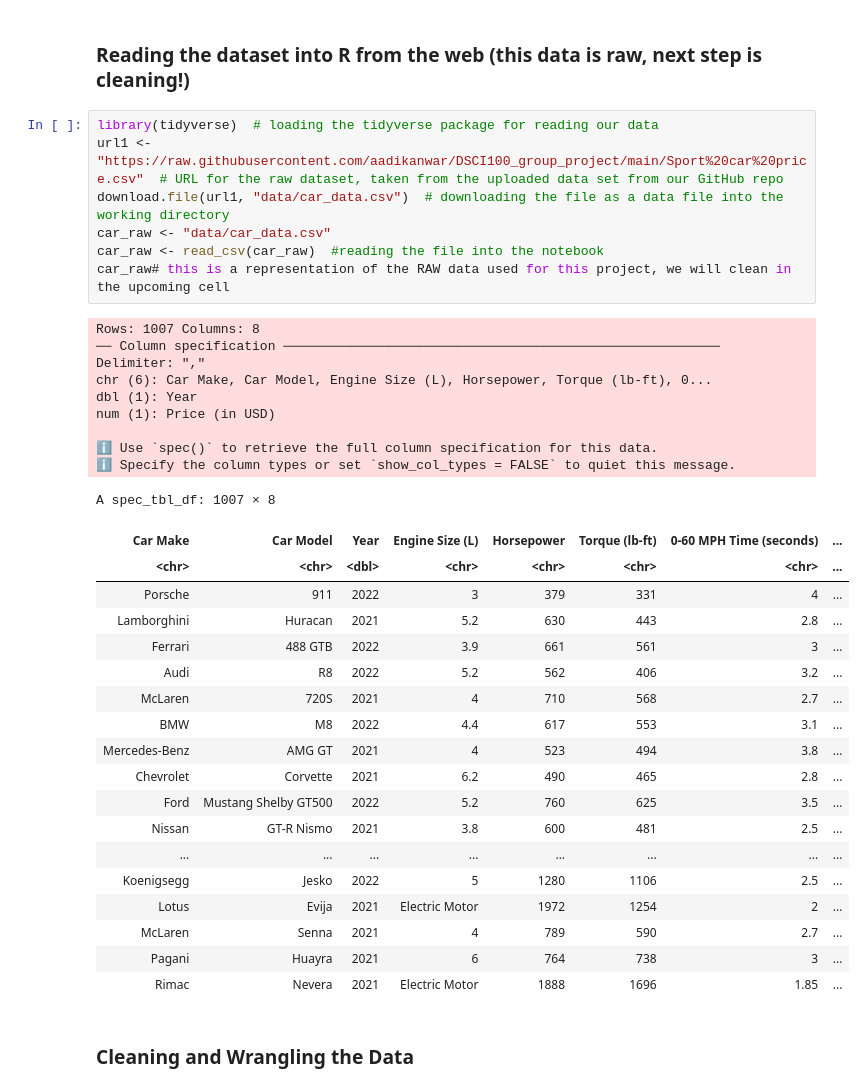
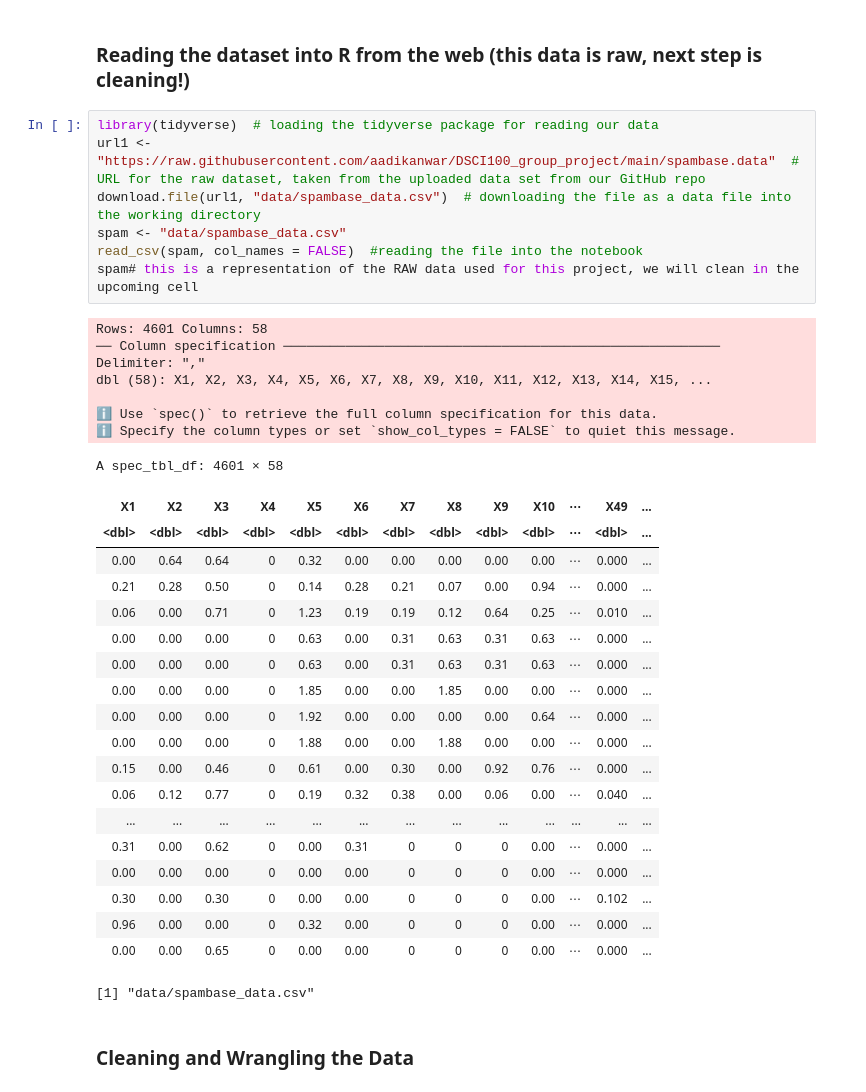
Before and after one commit to aadikanwar/DSCI100_group_project, a Jupyter notebook: group_project_proposal.ipynb, the cells around one changed output. Saved outputs shown, nothing was run; the diff lists cells and outputs as text.

```diff
--- a/group_project_proposal.ipynb
+++ b/group_project_proposal.ipynb
@@ -12,40 +10,39 @@ Yearly income is often thought to be heavily attributed to one's level of educat
 ### Reading the dataset into R from the web (this data is raw, next step is cleaning!)
 # %%
 library(tidyverse)  # loading the tidyverse package for reading our data
-url1 <- "https://raw.githubusercontent.com/aadikanwar/DSCI100_group_project/main/Sport%20car%20price.csv"  # URL for the raw dataset, taken from the uploaded data set from our GitHub repo
-download.file(url1, "data/car_data.csv")  # downloading the file as a data file into the working directory
-car_raw <- "data/car_data.csv"
-car_raw <- read_csv(car_raw)  #reading the file into the notebook
-car_raw# this is a representation of the RAW data used for this project, we will clean in the upcoming cell
+url1 <- "https://raw.githubusercontent.com/aadikanwar/DSCI100_group_project/main/spambase.data"  # URL for the raw dataset, taken from the uploaded data set from our GitHub repo
+download.file(url1, "data/spambase_data.csv")  # downloading the file as a data file into the working directory
+spam <- "data/spambase_data.csv"
+read_csv(spam, col_names = FALSE)  #reading the file into the notebook
+spam# this is a representation of the RAW data used for this project, we will clean in the upcoming cell
 # %% [output]
-Rows: 1007 Columns: 8
+Rows: 4601 Columns: 58
 ── Column specification ────────────────────────────────────────────────────────
 Delimiter: ","
-chr (6): Car Make, Car Model, Engine Size (L), Horsepower, Torque (lb-ft), 0...
-dbl (1): Year
-num (1): Price (in USD)
+dbl (58): X1, X2, X3, X4, X5, X6, X7, X8, X9, X10, X11, X12, X13, X14, X15, ...
 
 ℹ Use `spec()` to retrieve the full column specification for this data.
 ℹ Specify the column types or set `show_col_types = FALSE` to quiet this message.
-A spec_tbl_df: 1007 × 8
+A spec_tbl_df: 4601 × 58
-| Car Make | Car Model | Year | Engine Size (L) | Horsepower | Torque (lb-ft) | 0-60 MPH Time (seconds) | ... |
-| <chr> | <chr> | <dbl> | <chr> | <chr> | <chr> | <chr> | ... |
-| Porsche | 911 | 2022 | 3 | 379 | 331 | 4 | ... |
-| Lamborghini | Huracan | 2021 | 5.2 | 630 | 443 | 2.8 | ... |
-| Ferrari | 488 GTB | 2022 | 3.9 | 661 | 561 | 3 | ... |
-| Audi | R8 | 2022 | 5.2 | 562 | 406 | 3.2 | ... |
-| McLaren | 720S | 2021 | 4 | 710 | 568 | 2.7 | ... |
-| BMW | M8 | 2022 | 4.4 | 617 | 553 | 3.1 | ... |
-| Mercedes-Benz | AMG GT | 2021 | 4 | 523 | 494 | 3.8 | ... |
-| Chevrolet | Corvette | 2021 | 6.2 | 490 | 465 | 2.8 | ... |
-| Ford | Mustang Shelby GT500 | 2022 | 5.2 | 760 | 625 | 3.5 | ... |
-| Nissan | GT-R Nismo | 2021 | 3.8 | 600 | 481 | 2.5 | ... |
-| ... | ... | ... | ... | ... | ... | ... | ... |
-| Koenigsegg | Jesko | 2022 | 5 | 1280 | 1106 | 2.5 | ... |
-| Lotus | Evija | 2021 | Electric Motor | 1972 | 1254 | 2 | ... |
-| McLaren | Senna | 2021 | 4 | 789 | 590 | 2.7 | ... |
-| Pagani | Huayra | 2021 | 6 | 764 | 738 | 3 | ... |
-| Rimac | Nevera | 2021 | Electric Motor | 1888 | 1696 | 1.85 | ... |
+| X1 | X2 | X3 | X4 | X5 | X6 | X7 | X8 | X9 | X10 | ⋯ | X49 | ... |
+| <dbl> | <dbl> | <dbl> | <dbl> | <dbl> | <dbl> | <dbl> | <dbl> | <dbl> | <dbl> | ⋯ | <dbl> | ... |
+| 0.00 | 0.64 | 0.64 | 0 | 0.32 | 0.00 | 0.00 | 0.00 | 0.00 | 0.00 | ⋯ | 0.000 | ... |
+| 0.21 | 0.28 | 0.50 | 0 | 0.14 | 0.28 | 0.21 | 0.07 | 0.00 | 0.94 | ⋯ | 0.000 | ... |
+| 0.06 | 0.00 | 0.71 | 0 | 1.23 | 0.19 | 0.19 | 0.12 | 0.64 | 0.25 | ⋯ | 0.010 | ... |
+| 0.00 | 0.00 | 0.00 | 0 | 0.63 | 0.00 | 0.31 | 0.63 | 0.31 | 0.63 | ⋯ | 0.000 | ... |
+| 0.00 | 0.00 | 0.00 | 0 | 0.63 | 0.00 | 0.31 | 0.63 | 0.31 | 0.63 | ⋯ | 0.000 | ... |
+| 0.00 | 0.00 | 0.00 | 0 | 1.85 | 0.00 | 0.00 | 1.85 | 0.00 | 0.00 | ⋯ | 0.000 | ... |
+| 0.00 | 0.00 | 0.00 | 0 | 1.92 | 0.00 | 0.00 | 0.00 | 0.00 | 0.64 | ⋯ | 0.000 | ... |
+| 0.00 | 0.00 | 0.00 | 0 | 1.88 | 0.00 | 0.00 | 1.88 | 0.00 | 0.00 | ⋯ | 0.000 | ... |
+| 0.15 | 0.00 | 0.46 | 0 | 0.61 | 0.00 | 0.30 | 0.00 | 0.92 | 0.76 | ⋯ | 0.000 | ... |
+| 0.06 | 0.12 | 0.77 | 0 | 0.19 | 0.32 | 0.38 | 0.00 | 0.06 | 0.00 | ⋯ | 0.040 | ... |
+| ... | ... | ... | ... | ... | ... | ... | ... | ... | ... | ... | ... | ... |
+| 0.31 | 0.00 | 0.62 | 0 | 0.00 | 0.31 | 0 | 0 | 0 | 0.00 | ⋯ | 0.000 | ... |
+| 0.00 | 0.00 | 0.00 | 0 | 0.00 | 0.00 | 0 | 0 | 0 | 0.00 | ⋯ | 0.000 | ... |
+| 0.30 | 0.00 | 0.30 | 0 | 0.00 | 0.00 | 0 | 0 | 0 | 0.00 | ⋯ | 0.102 | ... |
+| 0.96 | 0.00 | 0.00 | 0 | 0.32 | 0.00 | 0 | 0 | 0 | 0.00 | ⋯ | 0.000 | ... |
+| 0.00 | 0.00 | 0.65 | 0 | 0.00 | 0.00 | 0 | 0 | 0 | 0.00 | ⋯ | 0.000 | ... |
+[1] "data/spambase_data.csv"
 # %% [markdown]
 ### Cleaning and Wrangling the Data
 # %%
```
Also changed, not shown: parts of 8 cells of this notebook.
